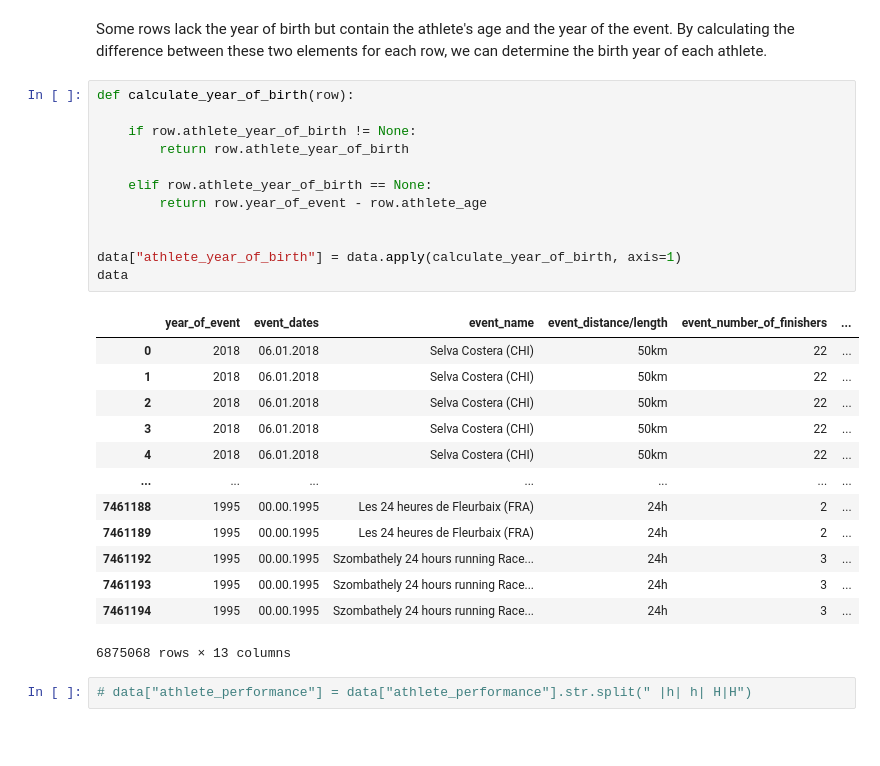
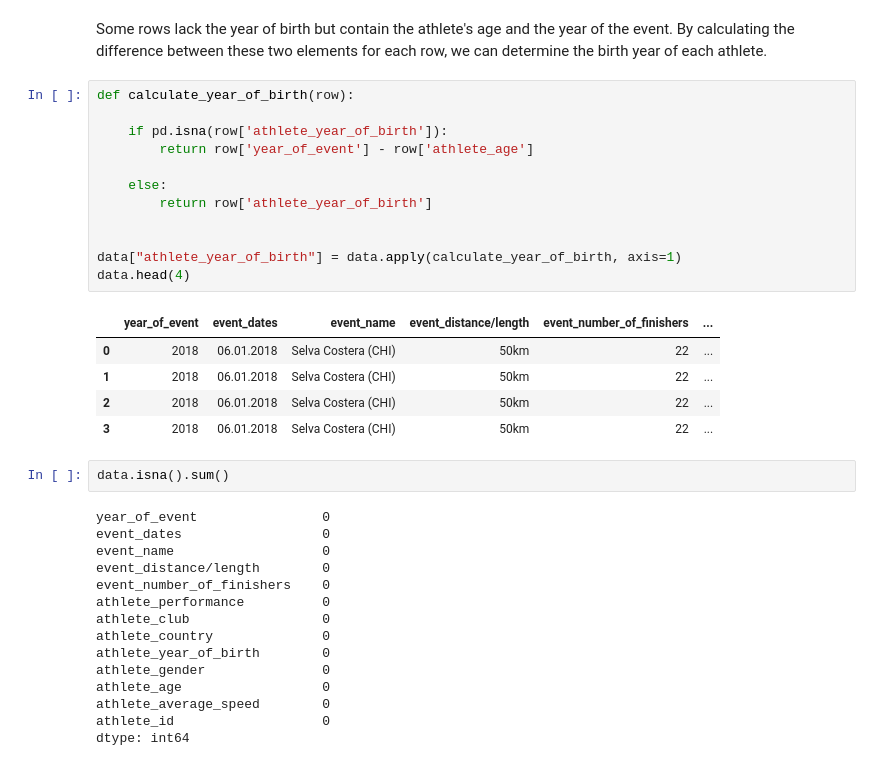
Before and after one commit to saeedshirani/EDA-On-SuperMessy-Datasets, a Jupyter notebook: The big dataset of ultra-marathon running/EDA.ipynb, the cells around one changed output. Saved outputs shown, nothing was run; the diff lists cells and outputs as text; blank space fills up the shorter version.

```diff
--- a/The big dataset of ultra-marathon running/EDA.ipynb
+++ b/The big dataset of ultra-marathon running/EDA.ipynb
@@ -86,28 +74,35 @@ Some rows lack the year of birth but contain the athlete's age and the year of t
 # %%
 def calculate_year_of_birth(row):
 
-    if row.athlete_year_of_birth != None:
-        return row.athlete_year_of_birth
+    if pd.isna(row['athlete_year_of_birth']):
+        return row['year_of_event'] - row['athlete_age']
 
-    elif row.athlete_year_of_birth == None:
-        return row.year_of_event - row.athlete_age
+    else:
+        return row['athlete_year_of_birth']
 
 
 data["athlete_year_of_birth"] = data.apply(calculate_year_of_birth, axis=1)
-data
+data.head(4)
 # %% [output]
 |  | year_of_event | event_dates | event_name | event_distance/length | event_number_of_finishers | ... |
 | 0 | 2018 | 06.01.2018 | Selva Costera (CHI) | 50km | 22 | ... |
 | 1 | 2018 | 06.01.2018 | Selva Costera (CHI) | 50km | 22 | ... |
 | 2 | 2018 | 06.01.2018 | Selva Costera (CHI) | 50km | 22 | ... |
 | 3 | 2018 | 06.01.2018 | Selva Costera (CHI) | 50km | 22 | ... |
-| 4 | 2018 | 06.01.2018 | Selva Costera (CHI) | 50km | 22 | ... |
-| ... | ... | ... | ... | ... | ... | ... |
-| 7461188 | 1995 | 00.00.1995 | Les 24 heures de Fleurbaix (FRA) | 24h | 2 | ... |
-| 7461189 | 1995 | 00.00.1995 | Les 24 heures de Fleurbaix (FRA) | 24h | 2 | ... |
-| 7461192 | 1995 | 00.00.1995 | Szombathely 24 hours running Race... | 24h | 3 | ... |
-| 7461193 | 1995 | 00.00.1995 | Szombathely 24 hours running Race... | 24h | 3 | ... |
-| 7461194 | 1995 | 00.00.1995 | Szombathely 24 hours running Race... | 24h | 3 | ... |
-6875068 rows × 13 columns
-# %%
-# data["athlete_performance"] = data["athlete_performance"].str.split(" |h| h| H|H")
+# %%
+data.isna().sum()
+# %% [output]
+year_of_event                0
+event_dates                  0
+event_name                   0
+event_distance/length        0
+event_number_of_finishers    0
+athlete_performance          0
+athlete_club                 0
+athlete_country              0
+athlete_year_of_birth        0
+athlete_gender               0
+athlete_age                  0
+athlete_average_speed        0
+athlete_id                   0
+dtype: int64
```
Also changed, not shown: parts of 9 cells of this notebook.
